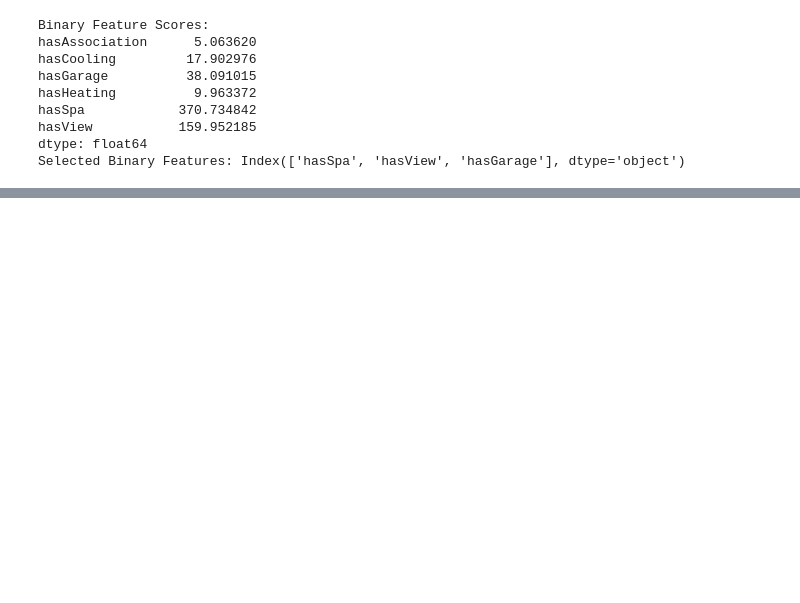
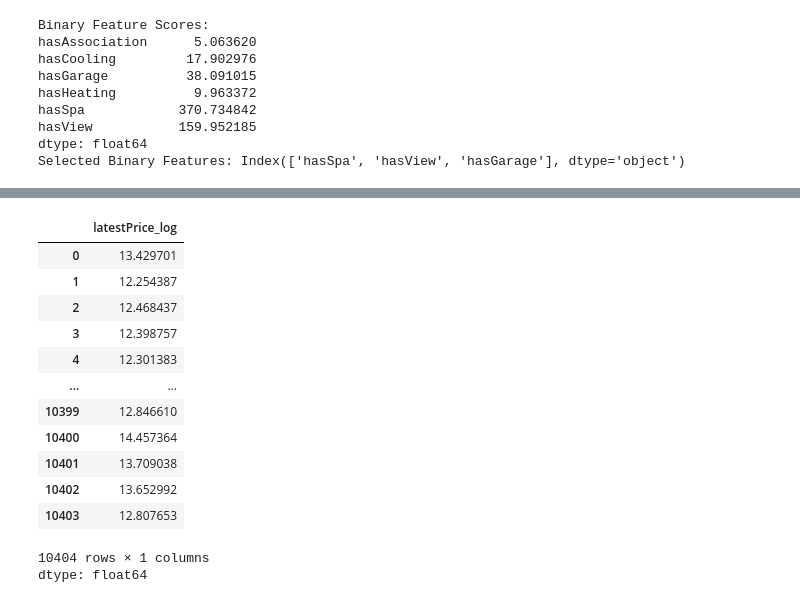
Before and after one commit to Shahahaha11/LION_DEN, a Jupyter notebook: trial_DATA_CLEANING.ipynb, the cells around one changed output, grey strips where cells are left out. Cells and saved outputs as stored; diff of their text form; code cells hidden in the pictures; blank space fills up the shorter version.

```diff
--- a/trial_DATA_CLEANING.ipynb
+++ b/trial_DATA_CLEANING.ipynb
@@ -412,31 +412,3 @@ X_train.shape
 (7803, 44)
 # %%
 ## run -> on next script -> df_2 = pd.read_pickle('/content/drive/MyDrive/lions_den_data/df_2.pkl')
-# %%
-from sklearn.linear_model import Lasso
-from sklearn.preprocessing import StandardScaler
-import pandas as pd
-
-# Step 1: Standardize the features
-scaler = StandardScaler()
-X_train_scaled = scaler.fit_transform(X_train)
-X_test_scaled = scaler.transform(X_test)
-
-# Step 2: Initialize the Lasso model with an alpha value (regularization strength)
-lasso = Lasso(alpha=0.01)  # You can adjust alpha for stronger or weaker regularization
-
-# Step 3: Fit the Lasso model to the scaled training data
-lasso.fit(X_train_scaled, y_train)
-
-# Step 4: Get the coefficients of the features
-lasso_coefficients = pd.Series(lasso.coef_, index=X_train.columns)
-
-# Step 5: Get the selected features (non-zero coefficients)
-selected_features = lasso_coefficients[lasso_coefficients != 0].index
-
-# Step 6: Reduce the dataset to the selected features
-X_train_selected = X_train[selected_features]
-X_test_selected = X_test[selected_features]
-
-# Step 7: Show selected features
-print(f"Selected Features (Lasso): {selected_features}")
@@ -568,3 +521,20 @@ DTypePromotionError: The DType <class 'numpy.dtypes.DateTime64DType'> could not
+# %%
+y_train
+# %% [output]
+|  | latestPrice_log |
+| 0 | 13.429701 |
+| 1 | 12.254387 |
+| 2 | 12.468437 |
+| 3 | 12.398757 |
+| 4 | 12.301383 |
+| ... | ... |
+| 10399 | 12.846610 |
+| 10400 | 14.457364 |
+| 10401 | 13.709038 |
+| 10402 | 13.652992 |
+| 10403 | 12.807653 |
+10404 rows × 1 columns
+dtype: float64
 # %%
 df_2.info()
 # %% [output]
```
Also changed, not shown: parts of 24 cells of this notebook.
